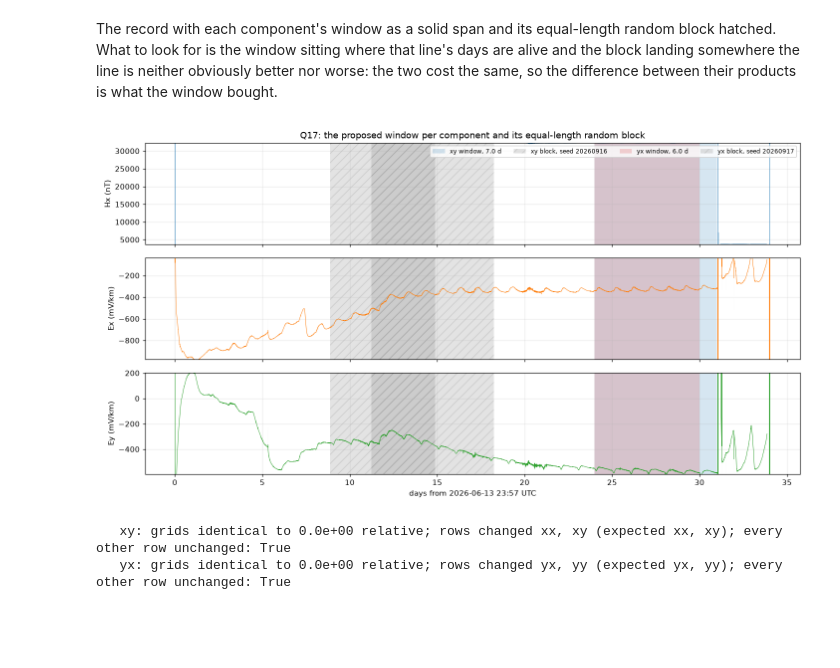
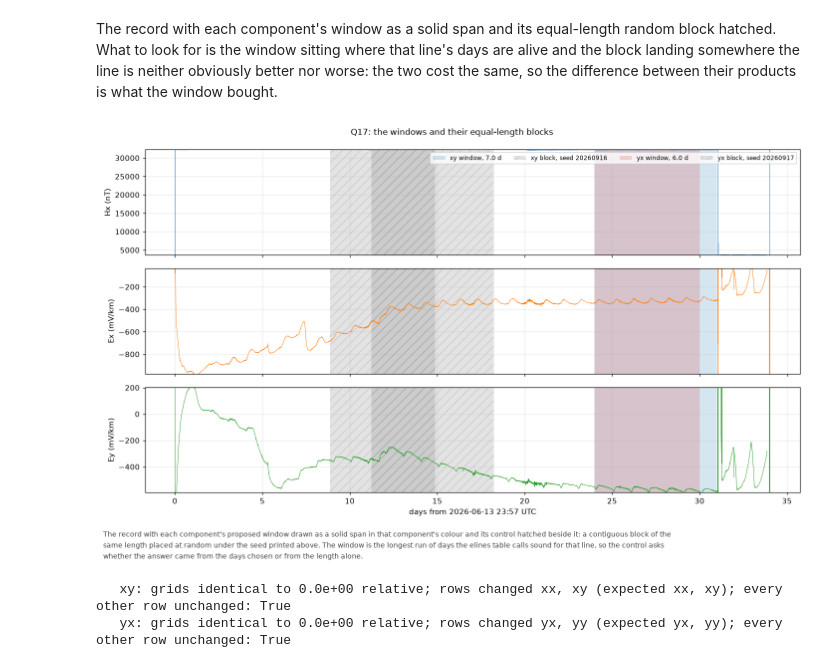
Before and after one commit to bvkay/AusLAMP-Processing-2026, a Jupyter notebook: workbooks/examples/queensland_phase3/05_site.ipynb, the cells around one changed output. Drawn from its saved outputs; the diff is of its cells as text; code cells hidden in the pictures; blank space fills up the shorter version.

```diff
--- a/workbooks/examples/queensland_phase3/05_site.ipynb
+++ b/workbooks/examples/queensland_phase3/05_site.ipynb
@@ -692,7 +689,13 @@ for k, comp in enumerate(COMPONENTS):
             curves.append((name, read(r["product"]), "C%d" % (2 * k + (0 if ls == "-" else 1)), ls))
 if len(curves) > 1:
     fig = FF.form_panels(curves, SITE, OUT / "11_daymask_products.png",
-                         title="%s: the day masks and their controls against the whole record" % SITE,
+                         title="%s: the day-mask products" % SITE,
+                         caption="Each day mask's product and its equal-size random control against the "
+                                 "whole record in black, on the panels and the limits workbook 04 uses. The "
+                                 "three passes differ only in which days went in, so a mask that bought a "
+                                 "cleaner answer sits on the whole record's curve with a smaller error bar "
+                                 "and its control does not; a mask and its control lying together say the "
+                                 "selection bought the duration and not the days.",
                          period_range=(1, 50000))
     WRITTEN.append(OUT / "11_daymask_products.png")
     display(Image(filename=str(OUT / "11_daymask_products.png")))
@@ -787,20 +789,26 @@ their products is what the window bought.
 # %%
 _t0w, _arrw, _metaw = CACHE.load(SITE, WORK, 1)
 spans = []
 for comp in COMPONENTS:
     w = WINDOWS[comp]
     if not w["t_start"]:
         continue
     spans.append(("%s window, %.1f d" % (comp, w["days"]), FF.SPAN_COLOUR[comp], None,
                   [(w["t_start"], w["t_end"])]))
     spans.append(("%s block, seed %d" % (comp, w["seed"]), "0.4", "//", [w["control"]]))
 fig = FF.record_spans(_t0w, _arrw, OUT / "12_windows_record.png", site=SITE, spans=spans,
-                      title="%s: the proposed window per component and its equal-length random block" % SITE)
+                      title="%s: the windows and their equal-length blocks" % SITE,
+                      caption="The record with each component's proposed window drawn as a solid span in "
+                              "that component's colour and its control hatched beside it: a contiguous "
+                              "block of the same length placed at random under the seed printed above. The "
+                              "window is the longest run of days the elines table calls sound for that line, "
+                              "so the control asks whether the answer came from the days chosen or from the "
+                              "length alone.")
 WRITTEN.append(OUT / "12_windows_record.png")
 display(Image(filename=str(OUT / "12_windows_record.png")))
 del _arrw
 # %% [output]
-[figure, old version]
+[figure, new version]
 # %%
 MERGES = []
 for comp in COMPONENTS:
```
Also changed, not shown: parts of 44 cells of this notebook, 11 other files.
